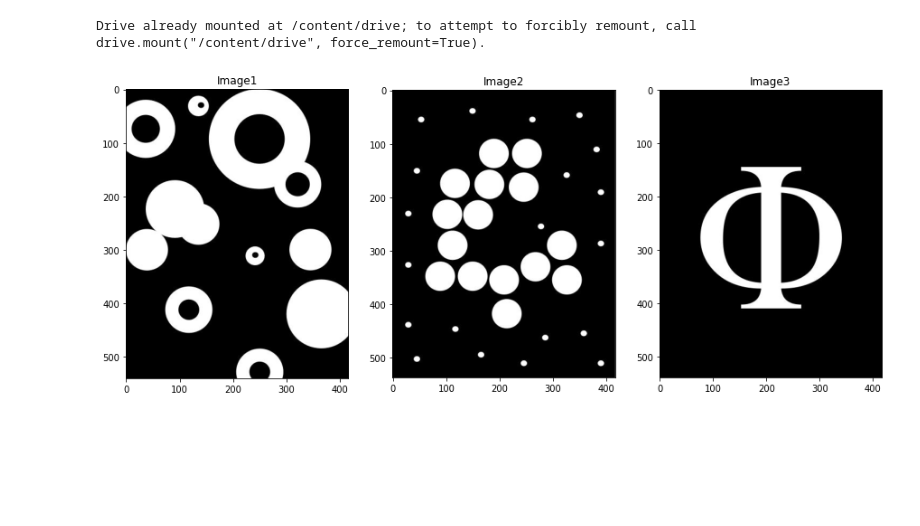
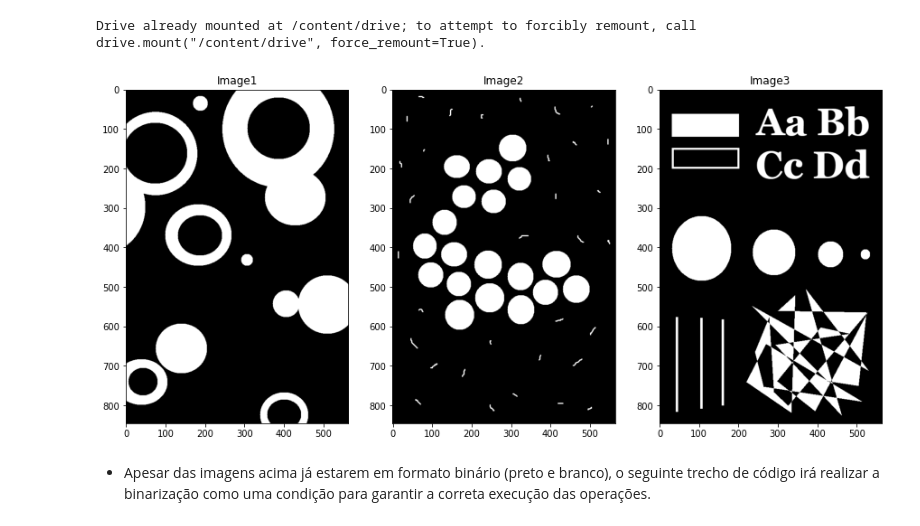
Before and after one commit to johnnycleiton07/digital-image-processing, a Jupyter notebook: morphological_operations.ipynb, the cells around one changed output. Cells and saved outputs as stored; diff of their text form; code cells hidden in the pictures; blank space fills up the shorter version.

```diff
--- a/morphological_operations.ipynb
+++ b/morphological_operations.ipynb
@@ -39,20 +42,19 @@ image_path = "/content/drive/MyDrive/Colab Notebooks/images/"
 # %% [output]
 Drive already mounted at /content/drive; to attempt to forcibly remount, call drive.mount("/content/drive", force_remount=True).
 # %%
-#leitura das imagens a serem utilizadas (já em formato binário)
+#leitura das imagens
+image_path = "/content/drive/MyDrive/Colab Notebooks/images/"
 
-image1 = cv2.imread((image_path + "balls.jpg"), cv2.IMREAD_GRAYSCALE)
-image2 = cv2.imread((image_path + "circles.jpg"), cv2.IMREAD_GRAYSCALE)
-image3 = cv2.imread((image_path + "phi.jpg"), cv2.IMREAD_GRAYSCALE)
+image1 = cv2.imread((image_path + "morph1.png"), cv2.IMREAD_GRAYSCALE)
+image2 = cv2.imread((image_path + "morph2.png"), cv2.IMREAD_GRAYSCALE)
+image3 = cv2.imread((image_path + "morph3.png"), cv2.IMREAD_GRAYSCALE)
 
-image = plt.figure(figsize=(5*3, 4*3), constrained_layout=False)
-
-img1 = image.add_subplot(1, 3, 1)
-img1.imshow(image1, cmap="gray"),plt.title("Image1")
-img2 = image.add_subplot(1, 3, 2)
-img2.imshow(image2, cmap="gray"),plt.title("Image2")
-img3 = image.add_subplot(1, 3, 3)
-img3.imshow(image3, cmap="gray"),plt.title("Image3")
+fig = plt.figure(figsize=(15, 8), constrained_layout=False)
+ax1 = fig.add_subplot(1, 3, 1); ax1.imshow(image1, cmap="gray"),plt.title("Image1")
+ax2 = fig.add_subplot(1, 3, 2); ax2.imshow(image2, cmap="gray"),plt.title("Image2")
+ax3 = fig.add_subplot(1, 3, 3); ax3.imshow(image3, cmap="gray"),plt.title("Image3")
 plt.show()
 # %% [output]
-[figure, old version]
+[figure, new version]
+# %% [markdown]
+* Apesar das imagens acima já estarem em formato binário (preto e branco), o seguinte trecho de código irá realizar a binarização como uma condição para garantir a correta execução das operações.
```
Also changed, not shown: parts of 27 cells of this notebook.
